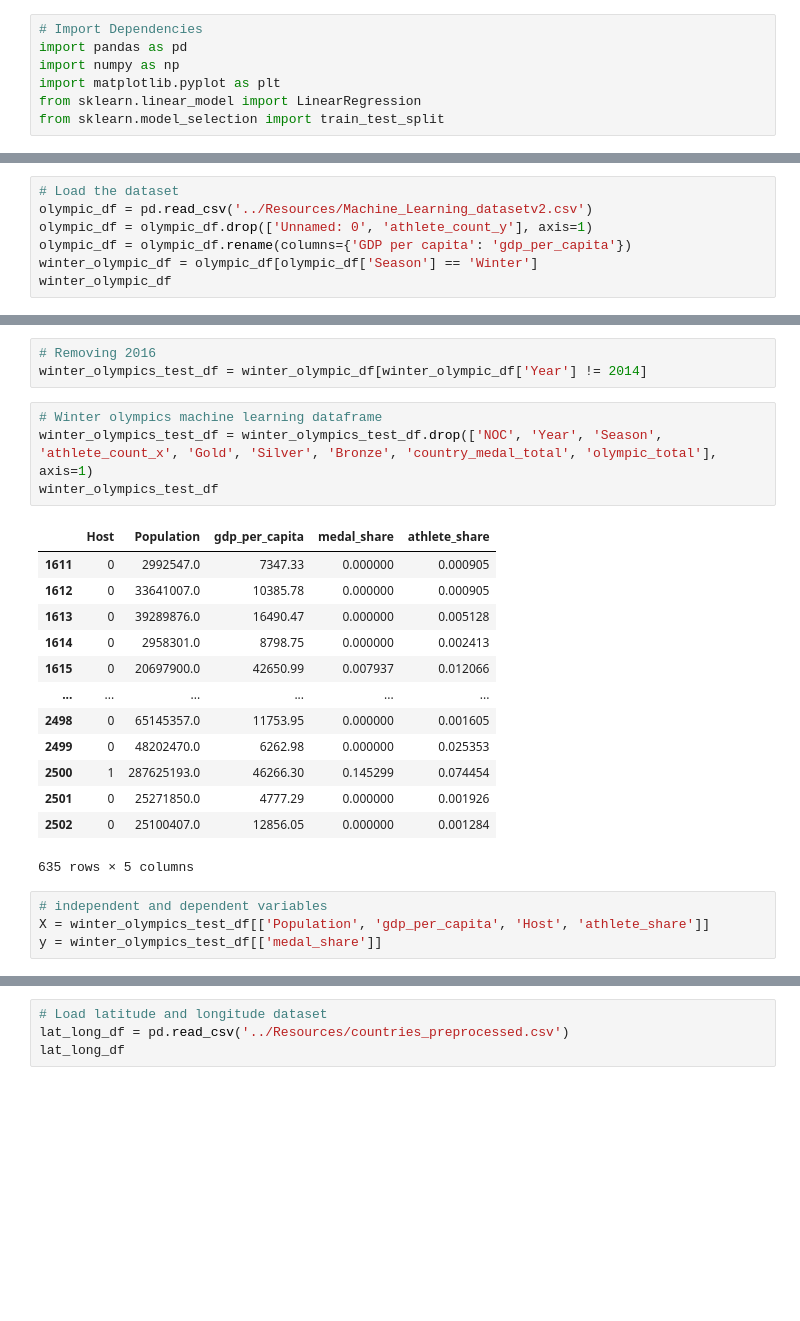
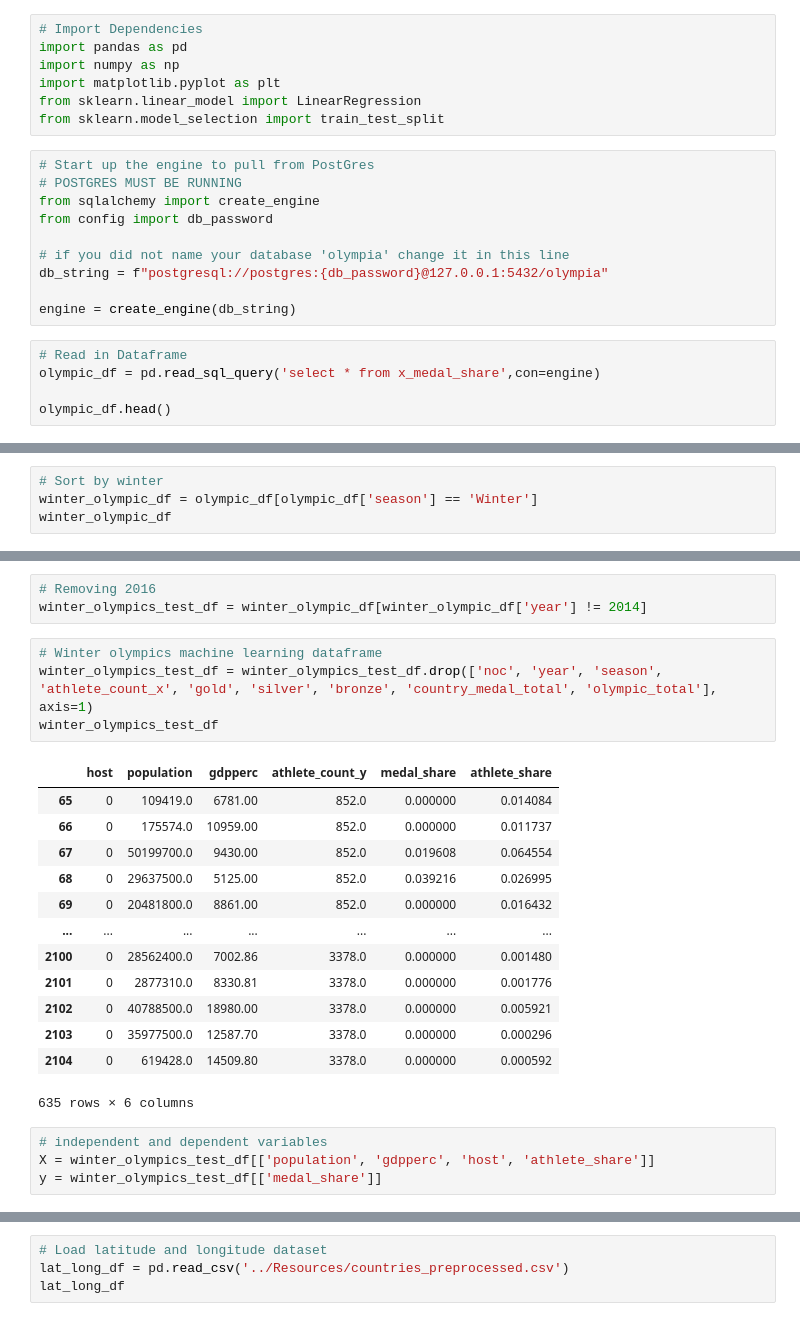
Before and after one commit to olympics2022/olympic_medal_analysis, a Jupyter notebook: Analysis/winter_ML_analysis.ipynb, the cells around one changed output, grey strips where cells are left out. Drawn from its saved outputs; the diff is of its cells as text; blank space fills up the shorter version.

```diff
--- a/Analysis/winter_ML_analysis.ipynb
+++ b/Analysis/winter_ML_analysis.ipynb
@@ -5,3 +5,18 @@ import numpy as np
 import matplotlib.pyplot as plt
 from sklearn.linear_model import LinearRegression
 from sklearn.model_selection import train_test_split
+# %%
+# Start up the engine to pull from PostGres
+# POSTGRES MUST BE RUNNING
+from sqlalchemy import create_engine
+from config import db_password
+
+# if you did not name your database 'olympia' change it in this line
+db_string = f"postgresql://postgres:{db_password}@127.0.0.1:5432/olympia"
+
+engine = create_engine(db_string)
+# %%
+# Read in Dataframe
+olympic_df = pd.read_sql_query('select * from x_medal_share',con=engine)
+
+olympic_df.head()
@@ -8,8 +30,5 @@ from sklearn.model_selection import train_test_split
 # %%
-# Load the dataset
-olympic_df = pd.read_csv('../Resources/Machine_Learning_datasetv2.csv')
-olympic_df = olympic_df.drop(['Unnamed: 0', 'athlete_count_y'], axis=1)
-olympic_df = olympic_df.rename(columns={'GDP per capita': 'gdp_per_capita'})
-winter_olympic_df = olympic_df[olympic_df['Season'] == 'Winter']
+# Sort by winter
+winter_olympic_df = olympic_df[olympic_df['season'] == 'Winter']
 winter_olympic_df
 # %% [output]
@@ -29,27 +48,27 @@ winter_olympic_df
 # %%
 # Removing 2016
-winter_olympics_test_df = winter_olympic_df[winter_olympic_df['Year'] != 2014]
+winter_olympics_test_df = winter_olympic_df[winter_olympic_df['year'] != 2014]
 # %%
 # Winter olympics machine learning dataframe
-winter_olympics_test_df = winter_olympics_test_df.drop(['NOC', 'Year', 'Season', 'athlete_count_x', 'Gold', 'Silver', 'Bronze', 'country_medal_total', 'olympic_total'], axis=1)
+winter_olympics_test_df = winter_olympics_test_df.drop(['noc', 'year', 'season', 'athlete_count_x', 'gold', 'silver', 'bronze', 'country_medal_total', 'olympic_total'], axis=1)
 winter_olympics_test_df
 # %% [output]
-|  | Host | Population | gdp_per_capita | medal_share | athlete_share |
-| 1611 | 0 | 2992547.0 | 7347.33 | 0.000000 | 0.000905 |
-| 1612 | 0 | 33641007.0 | 10385.78 | 0.000000 | 0.000905 |
-| 1613 | 0 | 39289876.0 | 16490.47 | 0.000000 | 0.005128 |
-| 1614 | 0 | 2958301.0 | 8798.75 | 0.000000 | 0.002413 |
-| 1615 | 0 | 20697900.0 | 42650.99 | 0.007937 | 0.012066 |
-| ... | ... | ... | ... | ... | ... |
-| 2498 | 0 | 65145357.0 | 11753.95 | 0.000000 | 0.001605 |
-| 2499 | 0 | 48202470.0 | 6262.98 | 0.000000 | 0.025353 |
-| 2500 | 1 | 287625193.0 | 46266.30 | 0.145299 | 0.074454 |
-| 2501 | 0 | 25271850.0 | 4777.29 | 0.000000 | 0.001926 |
-| 2502 | 0 | 25100407.0 | 12856.05 | 0.000000 | 0.001284 |
+|  | host | population | gdpperc | athlete_count_y | medal_share | athlete_share |
+| 65 | 0 | 109419.0 | 6781.00 | 852.0 | 0.000000 | 0.014084 |
+| 66 | 0 | 175574.0 | 10959.00 | 852.0 | 0.000000 | 0.011737 |
+| 67 | 0 | 50199700.0 | 9430.00 | 852.0 | 0.019608 | 0.064554 |
+| 68 | 0 | 29637500.0 | 5125.00 | 852.0 | 0.039216 | 0.026995 |
+| 69 | 0 | 20481800.0 | 8861.00 | 852.0 | 0.000000 | 0.016432 |
+| ... | ... | ... | ... | ... | ... | ... |
+| 2100 | 0 | 28562400.0 | 7002.86 | 3378.0 | 0.000000 | 0.001480 |
+| 2101 | 0 | 2877310.0 | 8330.81 | 3378.0 | 0.000000 | 0.001776 |
+| 2102 | 0 | 40788500.0 | 18980.00 | 3378.0 | 0.000000 | 0.005921 |
+| 2103 | 0 | 35977500.0 | 12587.70 | 3378.0 | 0.000000 | 0.000296 |
+| 2104 | 0 | 619428.0 | 14509.80 | 3378.0 | 0.000000 | 0.000592 |
-635 rows × 5 columns
+635 rows × 6 columns
 # %%
 # independent and dependent variables
-X = winter_olympics_test_df[['Population', 'gdp_per_capita', 'Host', 'athlete_share']]
+X = winter_olympics_test_df[['population', 'gdpperc', 'host', 'athlete_share']]
 y = winter_olympics_test_df[['medal_share']]
 # %%
 # Create and fit the model
```
Also changed, not shown: parts of 15 cells of this notebook, 1 other file.
